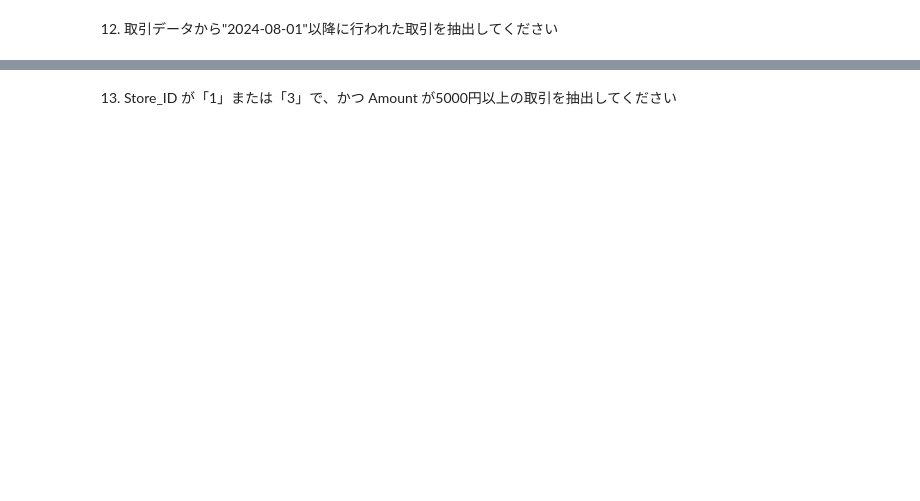
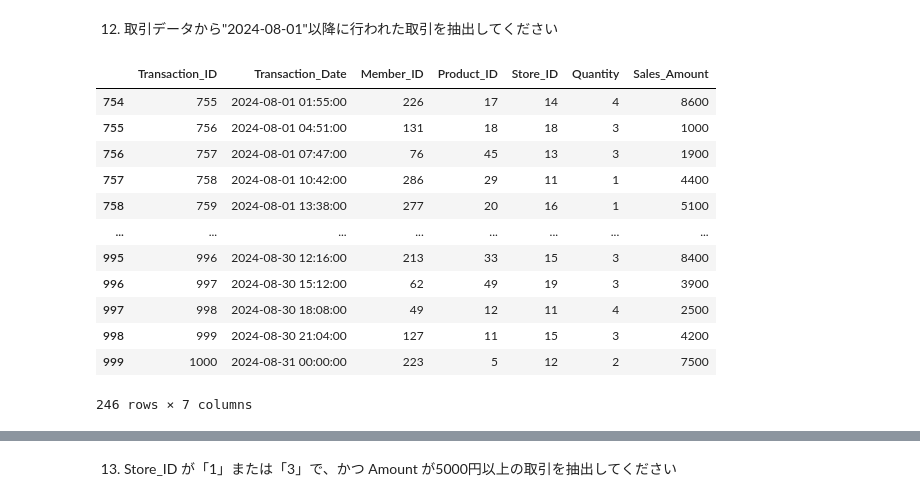
Before and after one commit to ken-hori-2/Kaggle_ws, a Jupyter notebook: 2025_Done/20250215_Done/Udemy_100本ノック_問題.ipynb, the cells around one changed output, grey strips where cells are left out. Cells and saved outputs as stored; diff of their text form; code cells hidden in the pictures; blank space fills up the shorter version.

```diff
--- a/2025_Done/20250215_Done/Udemy_100本ノック_問題.ipynb
+++ b/2025_Done/20250215_Done/Udemy_100本ノック_問題.ipynb
@@ -12,0 +71,10 @@
+# %%
+# LLMが回答
+# Convert ID columns in sales_df to categorical type
+sales_df['Transaction_ID'] = sales_df['Transaction_ID'].astype('category')
+sales_df['Member_ID'] = sales_df['Member_ID'].astype('category')
+sales_df['Product_ID'] = sales_df['Product_ID'].astype('category')
+sales_df['Store_ID'] = sales_df['Store_ID'].astype('category')
+
+# Convert ID columns in member_df to categorical type
+member_df['Member_ID'] = member_df['Member_ID'].astype('category')
@@ -13,4 +104,6 @@
 # %% [markdown]
 6. 日付データをdatetime型に変換してください
+# %%
+sales_df['Transaction_Date'] = pd.to_datetime(sales_df['Transaction_Date'])
 # %% [markdown]
 7. 取引データの各列の基本的な統計情報（平均、標準偏差など）を表示してください
@@ -20,0 +129,7 @@
+# %%
+# 自分で調べた方法
+sales_df_my_work = sales_df.copy()
+# sales_df['Amount']
+sales_df_my_work.columns = ['Transaction_ID', 'Transaction_Date', 'Member_ID', 'Product_ID',
+       'Store_ID', 'Quantity', 'Sales_Amount']
+sales_df_my_work.info()
@@ -21,2 +165,6 @@
 # %% [markdown]
 9. Amountを100円単位に四捨五入して表示してください
+# %%
+# 自分で調べた方法
+sales_df_my_work['Sales_Amount'] = sales_df_my_work['Sales_Amount'].round(-2) # Round to the nearest 100
+sales_df_my_work.head()
@@ -27,2 +243,19 @@
 # %% [markdown]
 12. 取引データから"2024-08-01"以降に行われた取引を抽出してください
+# %%
+# 自分の回答
+sales_df_my_work[sales_df_my_work['Transaction_Date'] > '2024-08-01']
+# %% [output]
+|  | Transaction_ID | Transaction_Date | Member_ID | Product_ID | Store_ID | Quantity | Sales_Amount |
+| 754 | 755 | 2024-08-01 01:55:00 | 226 | 17 | 14 | 4 | 8600 |
+| 755 | 756 | 2024-08-01 04:51:00 | 131 | 18 | 18 | 3 | 1000 |
+| 756 | 757 | 2024-08-01 07:47:00 | 76 | 45 | 13 | 3 | 1900 |
+| 757 | 758 | 2024-08-01 10:42:00 | 286 | 29 | 11 | 1 | 4400 |
+| 758 | 759 | 2024-08-01 13:38:00 | 277 | 20 | 16 | 1 | 5100 |
+| ... | ... | ... | ... | ... | ... | ... | ... |
+| 995 | 996 | 2024-08-30 12:16:00 | 213 | 33 | 15 | 3 | 8400 |
+| 996 | 997 | 2024-08-30 15:12:00 | 62 | 49 | 19 | 3 | 3900 |
+| 997 | 998 | 2024-08-30 18:08:00 | 49 | 12 | 11 | 4 | 2500 |
+| 998 | 999 | 2024-08-30 21:04:00 | 127 | 11 | 15 | 3 | 4200 |
+| 999 | 1000 | 2024-08-31 00:00:00 | 223 | 5 | 12 | 2 | 7500 |
+246 rows × 7 columns
```
Also changed, not shown: parts of 30 cells of this notebook, 1 other file.
